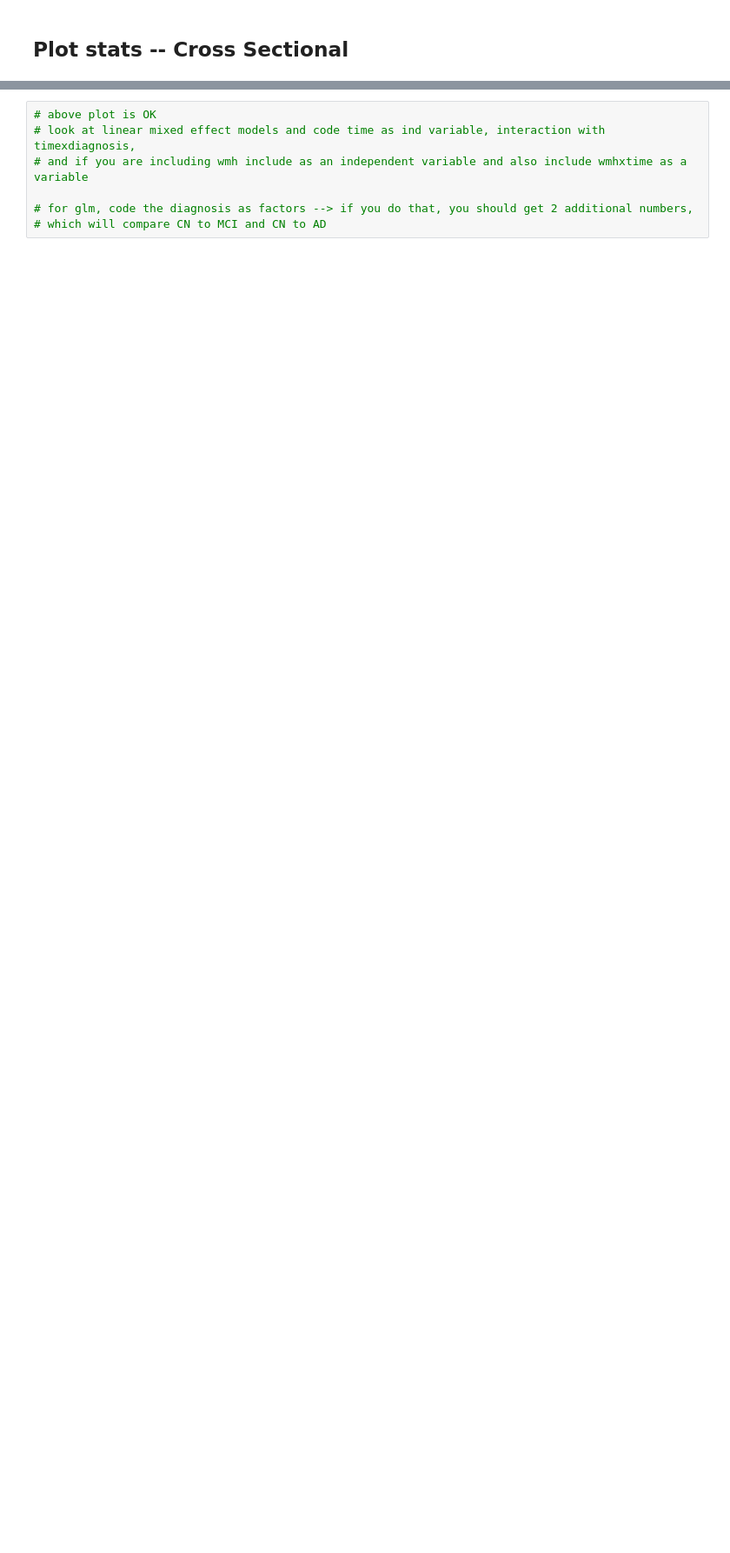
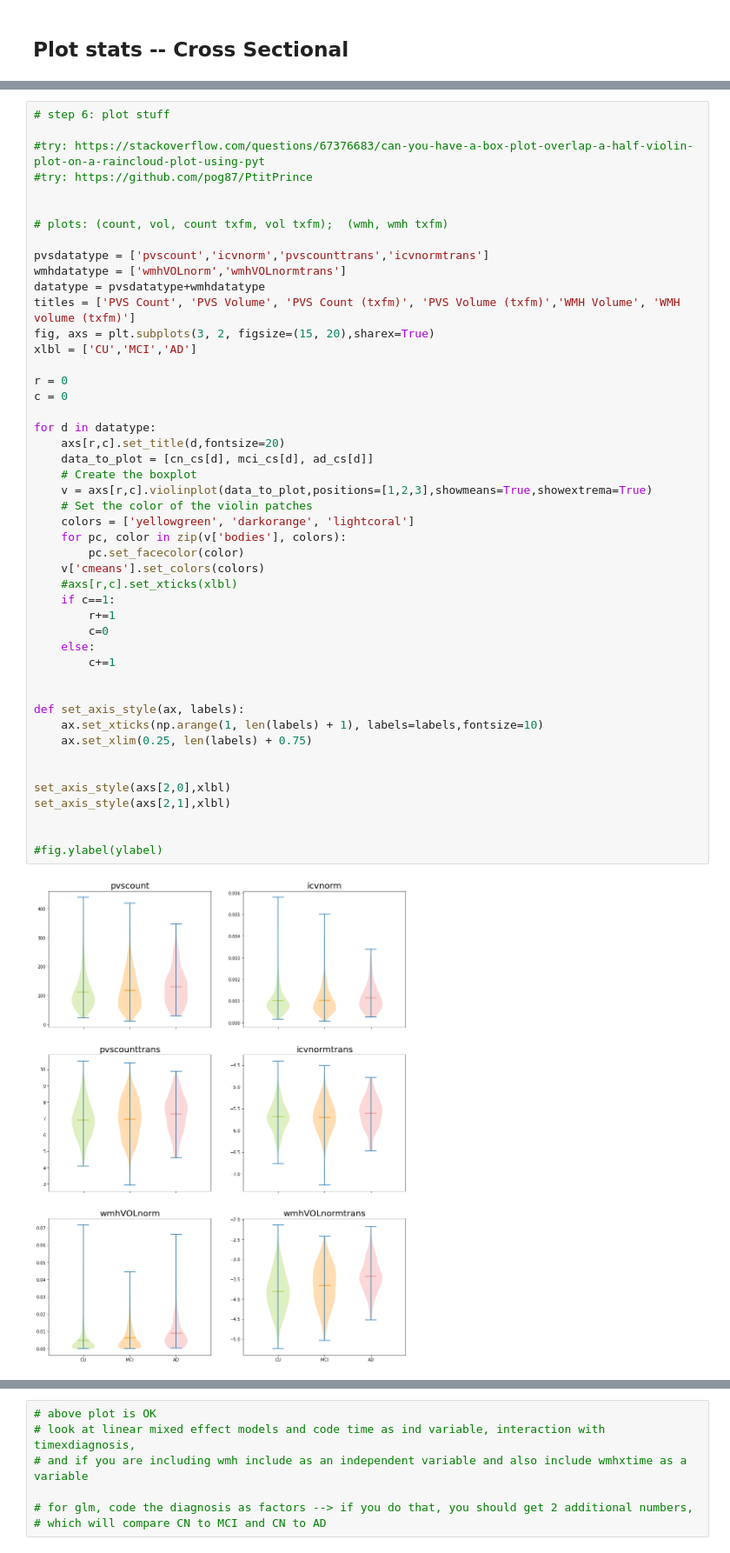
Before and after one commit to cind/pijp-frangi, a Jupyter notebook: pijp_frangi/stat_analysis.ipynb, the cells around one changed output, grey strips where cells are left out. Shown at 87% size. Drawn from its saved outputs; the diff is of its cells as text; blank space fills up the shorter version.

```diff
--- a/pijp_frangi/stat_analysis.ipynb
+++ b/pijp_frangi/stat_analysis.ipynb
@@ -739,0 +627,49 @@ Text(0.5, 1.0, 'Longitudinal comparison of mean PVS vol')
+# %%
+# step 6: plot stuff
+
+#try: https://stackoverflow.com/questions/67376683/can-you-have-a-box-plot-overlap-a-half-violin-plot-on-a-raincloud-plot-using-pyt
+#try: https://github.com/pog87/PtitPrince
+
+
+# plots: (count, vol, count txfm, vol txfm);  (wmh, wmh txfm)
+
+pvsdatatype = ['pvscount','icvnorm','pvscounttrans','icvnormtrans']
+wmhdatatype = ['wmhVOLnorm','wmhVOLnormtrans']
+datatype = pvsdatatype+wmhdatatype
+titles = ['PVS Count', 'PVS Volume', 'PVS Count (txfm)', 'PVS Volume (txfm)','WMH Volume', 'WMH volume (txfm)']
+fig, axs = plt.subplots(3, 2, figsize=(15, 20),sharex=True)
+xlbl = ['CU','MCI','AD']
+
+r = 0
+c = 0
+
+for d in datatype:
+    axs[r,c].set_title(d,fontsize=20)
+    data_to_plot = [cn_cs[d], mci_cs[d], ad_cs[d]]
+    # Create the boxplot
+    v = axs[r,c].violinplot(data_to_plot,positions=[1,2,3],showmeans=True,showextrema=True)
+    # Set the color of the violin patches
+    colors = ['yellowgreen', 'darkorange', 'lightcoral']
+    for pc, color in zip(v['bodies'], colors):
+        pc.set_facecolor(color)
+    v['cmeans'].set_colors(colors)
+    #axs[r,c].set_xticks(xlbl)
+    if c==1:
+        r+=1
+        c=0
+    else:
+        c+=1
+
+
+def set_axis_style(ax, labels):
+    ax.set_xticks(np.arange(1, len(labels) + 1), labels=labels,fontsize=10)
+    ax.set_xlim(0.25, len(labels) + 0.75)
+
+
+set_axis_style(axs[2,0],xlbl)
+set_axis_style(axs[2,1],xlbl)
+
+
+#fig.ylabel(ylabel)
+# %% [output]
+[figure, added]
```
Also changed, not shown: parts of 121 cells of this notebook, 1 other file.
